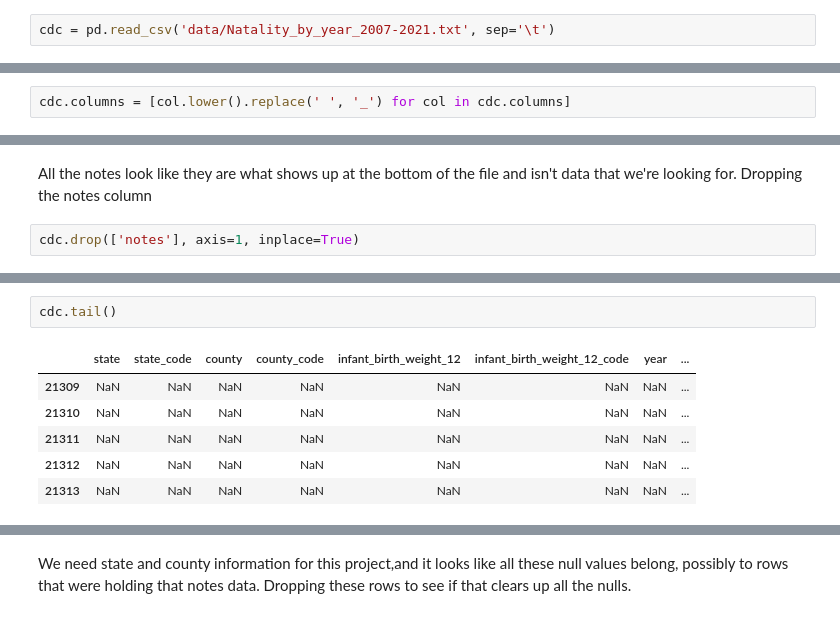
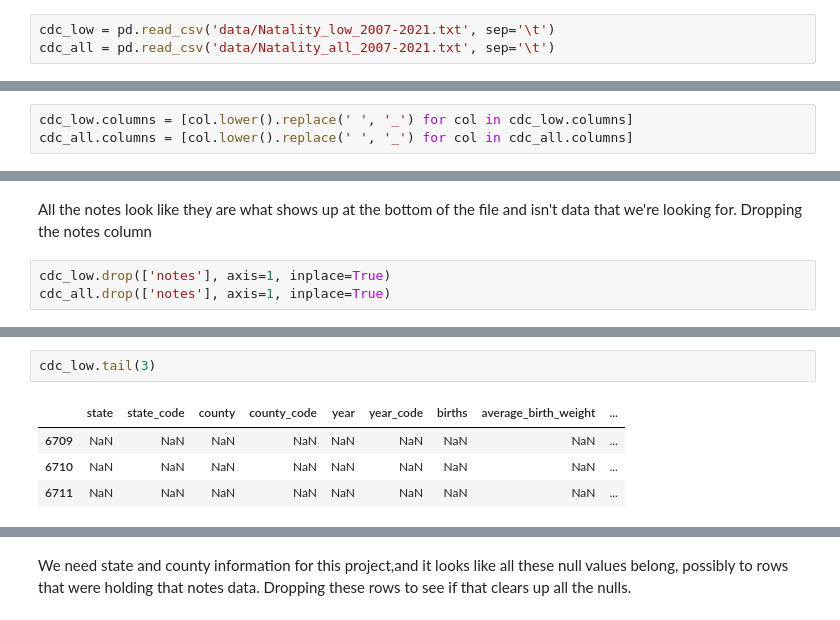
Before and after one commit to wdegraw93/low_birth_weight_vs_aqi_study, a Jupyter notebook: matt.ipynb, the cells around one changed output, grey strips where cells are left out. Drawn from its saved outputs; the diff is of its cells as text.

```diff
--- a/matt.ipynb
+++ b/matt.ipynb
@@ -160,2 +170,3 @@ Want to import the CDC data and compare the counties.
 # %%
-cdc = pd.read_csv('data/Natality_by_year_2007-2021.txt', sep='\t')
+cdc_low = pd.read_csv('data/Natality_low_2007-2021.txt', sep='\t')
+cdc_all = pd.read_csv('data/Natality_all_2007-2021.txt', sep='\t')
@@ -179,4 +242,5 @@ Index(['Notes', 'State', 'State Code', 'County', 'County Code',
 # %%
-cdc.columns = [col.lower().replace(' ', '_') for col in cdc.columns]
+cdc_low.columns = [col.lower().replace(' ', '_') for col in cdc_low.columns]
+cdc_all.columns = [col.lower().replace(' ', '_') for col in cdc_all.columns]
 # %% [markdown]
 Renaming the % of births column, and if we want different names for other columns, we can do it at this step
@@ -200,5 +260,6 @@ cdc['notes'].nunique()
 # %% [markdown]
 All the notes look like they are what shows up at the bottom of the file and isn't data that we're looking for.  Dropping the notes column
 # %%
-cdc.drop(['notes'], axis=1, inplace=True)
+cdc_low.drop(['notes'], axis=1, inplace=True)
+cdc_all.drop(['notes'], axis=1, inplace=True)
 # %%
@@ -221,9 +293,7 @@ dtype: int64
 # %%
-cdc.tail()
+cdc_low.tail(3)
 # %% [output]
-|  | state | state_code | county | county_code | infant_birth_weight_12 | infant_birth_weight_12_code | year | ... |
-| 21309 | NaN | NaN | NaN | NaN | NaN | NaN | NaN | ... |
-| 21310 | NaN | NaN | NaN | NaN | NaN | NaN | NaN | ... |
-| 21311 | NaN | NaN | NaN | NaN | NaN | NaN | NaN | ... |
-| 21312 | NaN | NaN | NaN | NaN | NaN | NaN | NaN | ... |
-| 21313 | NaN | NaN | NaN | NaN | NaN | NaN | NaN | ... |
+|  | state | state_code | county | county_code | year | year_code | births | average_birth_weight | ... |
+| 6709 | NaN | NaN | NaN | NaN | NaN | NaN | NaN | NaN | ... |
+| 6710 | NaN | NaN | NaN | NaN | NaN | NaN | NaN | NaN | ... |
+| 6711 | NaN | NaN | NaN | NaN | NaN | NaN | NaN | NaN | ... |
```
Also changed, not shown: parts of 67 cells of this notebook, 2 other files.
